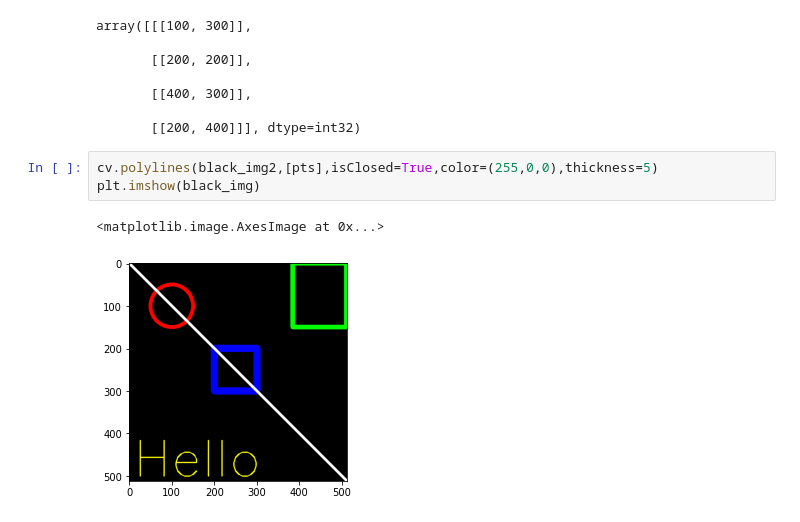
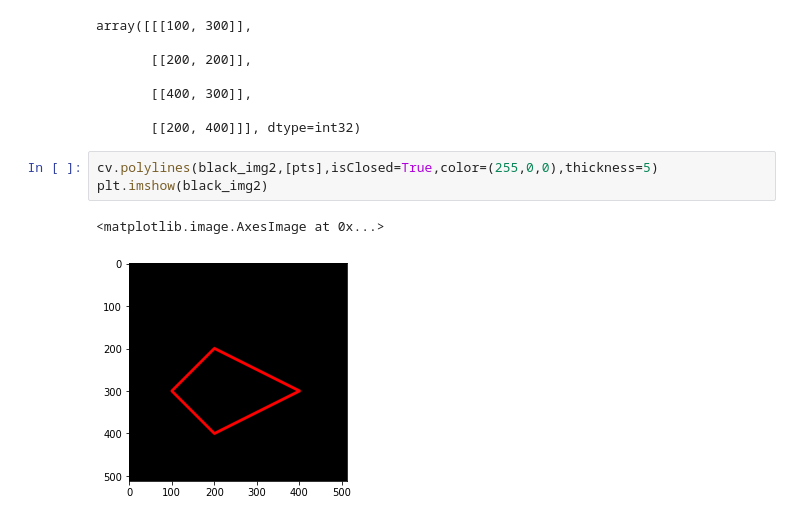
Before and after one commit to ssusanti8/PCVK_Matrikulisasi, a Jupyter notebook: jobsheet2.ipynb, the cells around one changed output. Drawn from its saved outputs; the diff is of its cells as text.

```diff
--- a/jobsheet2.ipynb
+++ b/jobsheet2.ipynb
@@ -124,7 +124,7 @@ array([[[100, 300]],
        [[200, 400]]], dtype=int32)
 # %%
 cv.polylines(black_img2,[pts],isClosed=True,color=(255,0,0),thickness=5)
-plt.imshow(black_img)
+plt.imshow(black_img2)
 # %% [output]
 <matplotlib.image.AxesImage at 0x...>
-[figure, old version]
+[figure, new version]
```
